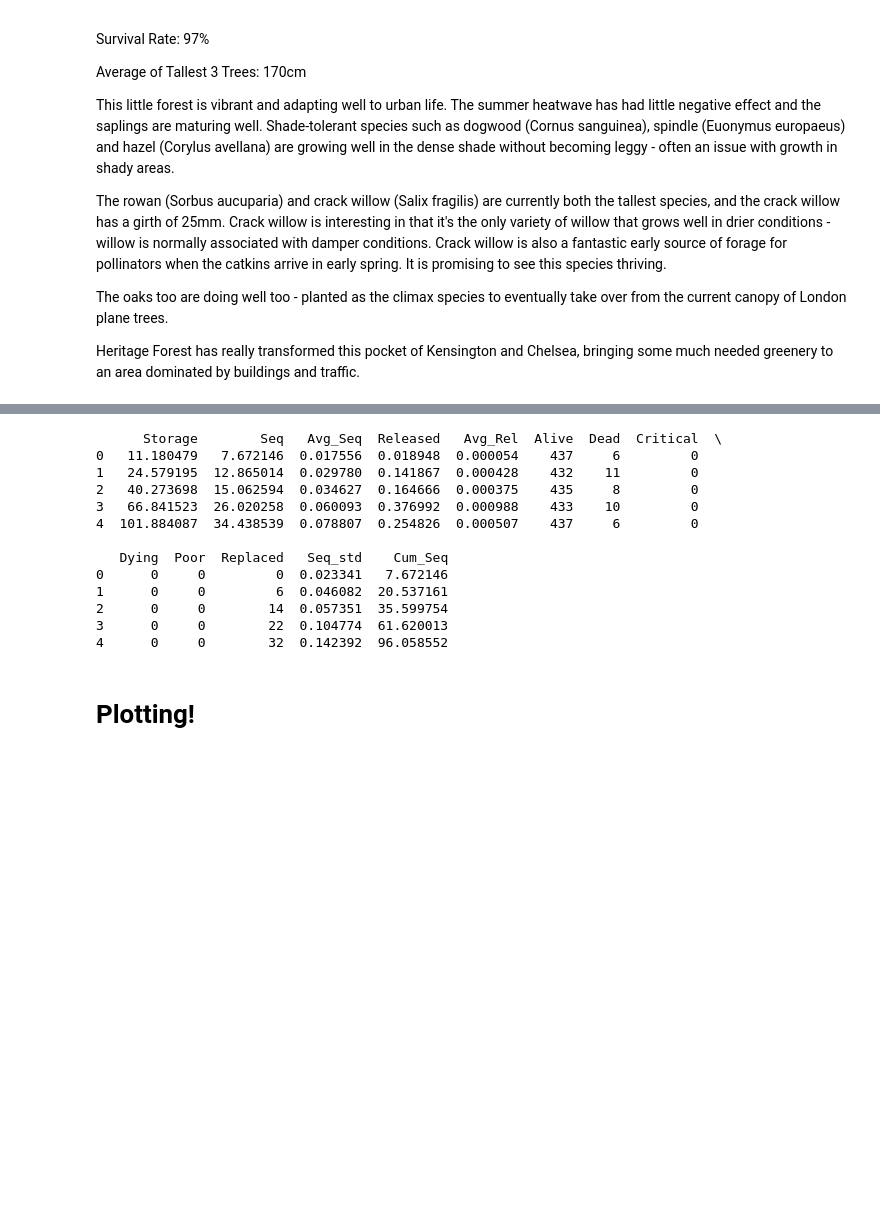
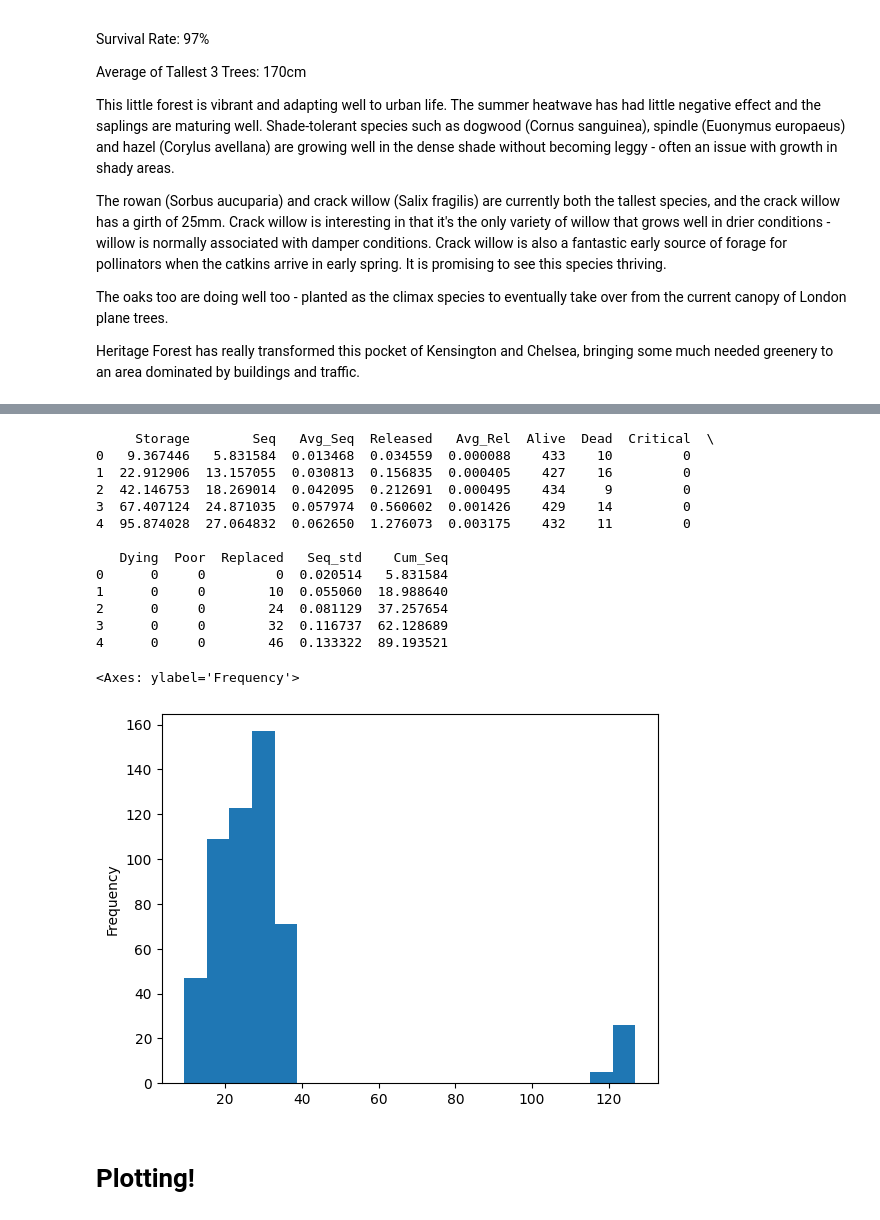
Before and after one commit to lucidmindsai/gus, a Jupyter notebook: notebooks/sugi/heritage_forest.ipynb, the cells around one changed output, grey strips where cells are left out. Drawn from its saved outputs; the diff is of its cells as text; code cells hidden in the pictures; blank space fills up the shorter version.

Commit message:
Added a first-attempt seed-dispersal and regeneration step

```diff
--- a/notebooks/sugi/heritage_forest.ipynb
+++ b/notebooks/sugi/heritage_forest.ipynb
@@ -210,9 +210,9 @@ lng_lat = [-0.161336, 51.496822] # TODO: This could be improved with input of a
 population_size = 632 - 189 # minus shrubs
 area_m2 = 180 #m2
 density_per_ha = 3.2 * 10000 # (trees/m2 * 10000m2/ha)
-dbh_range_saplings = [0.2,0.4] #cm
-height_range_saplings = [0.2,0.4] #m
-crownW_range_saplings = [0.02, 0.03] #m
+dbh_range_saplings = [0.4,0.5] #cm
+height_range_saplings = [0.1,0.15] #m
+crownW_range_saplings = [0.01, 0.02] #m
 tree_data = {
     'Lime - small': 21,
     'Oak Sessile': 21,
@@ -336,21 +351,28 @@ print(impacts.head())
 agents = model.get_agent_data()
 agents.reset_index(inplace=True)
 agents.head(20)
-agents.to_csv('agents_heritage_forest.csv')
+agents.to_csv('agents_heritage_forest_with_regeneration.csv')
 # %% [output]
-      Storage        Seq   Avg_Seq  Released   Avg_Rel  Alive  Dead  Critical  \
-0   11.180479   7.672146  0.017556  0.018948  0.000054    437     6         0
-1   24.579195  12.865014  0.029780  0.141867  0.000428    432    11         0
-2   40.273698  15.062594  0.034627  0.164666  0.000375    435     8         0
-3   66.841523  26.020258  0.060093  0.376992  0.000988    433    10         0
-4  101.884087  34.438539  0.078807  0.254826  0.000507    437     6         0
+     Storage        Seq   Avg_Seq  Released   Avg_Rel  Alive  Dead  Critical  \
+0   9.367446   5.831584  0.013468  0.034559  0.000088    433    10         0
+1  22.912906  13.157055  0.030813  0.156835  0.000405    427    16         0
+2  42.146753  18.269014  0.042095  0.212691  0.000495    434     9         0
+3  67.407124  24.871035  0.057974  0.560602  0.001426    429    14         0
+4  95.874028  27.064832  0.062650  1.276073  0.003175    432    11         0
 
    Dying  Poor  Replaced   Seq_std    Cum_Seq
-0      0     0         0  0.023341   7.672146
-1      0     0         6  0.046082  20.537161
-2      0     0        14  0.057351  35.599754
-3      0     0        22  0.104774  61.620013
-4      0     0        32  0.142392  96.058552
+0      0     0         0  0.020514   5.831584
+1      0     0        10  0.055060  18.988640
+2      0     0        24  0.081129  37.257654
+3      0     0        32  0.116737  62.128689
+4      0     0        46  0.133322  89.193521
+# %%
+year_10 = agents[agents['Step']==10]
+# get a plot of all the "est_age"s for this population
+year_10['est_age'].plot.hist(bins=20)
+# %% [output]
+<Axes: ylabel='Frequency'>
+[figure, added]
 # %% [markdown]
 # Plotting!
 # %% [markdown]
```
Also changed, not shown: parts of 9 cells of this notebook, 4 other files.
